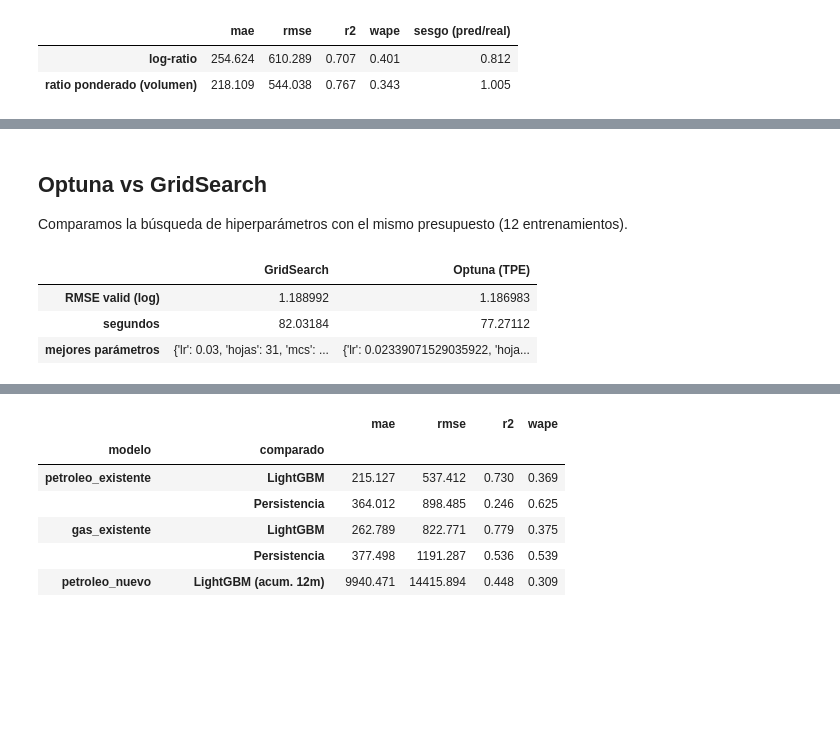
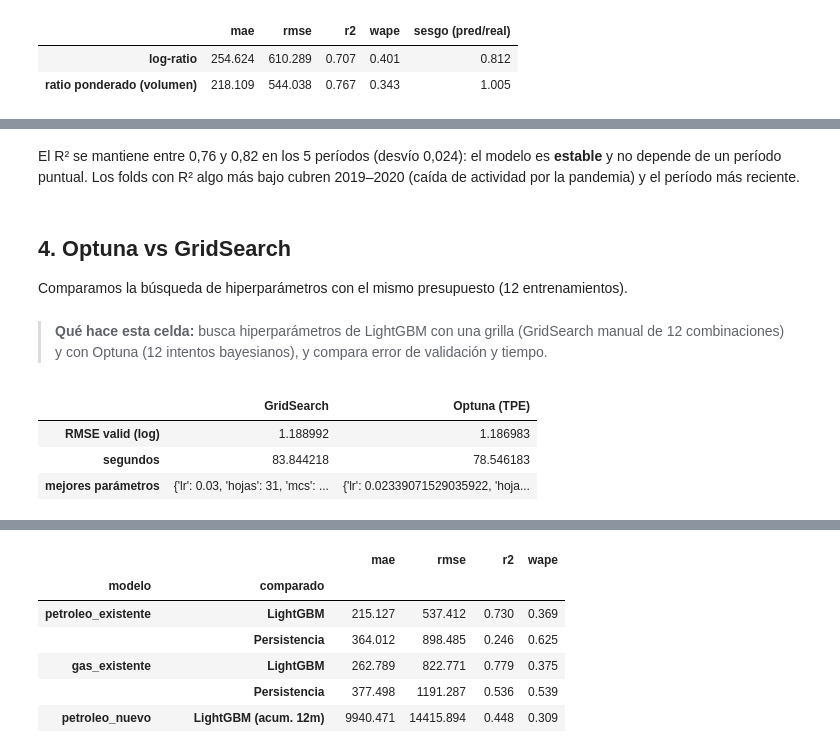
Before and after one commit to cristian-aguilera-ing/proyecto-ds-ypf, a Jupyter notebook: notebooks/03_modelado_supervisado.ipynb, the cells around one changed output, grey strips where cells are left out. Cells and saved outputs as stored; diff of their text form; code cells hidden in the pictures; blank space fills up the shorter version.

```diff
--- a/notebooks/03_modelado_supervisado.ipynb
+++ b/notebooks/03_modelado_supervisado.ipynb
@@ -38,11 +60,11 @@ def preparar(fluido, n_tr=120_000, n_te=60_000):
     rng = np.random.default_rng(42)
     tr = rng.choice(np.flatnonzero(np.isin(part, ["train", "valid"])), n_tr, replace=False)
     te = rng.choice(np.flatnonzero(part == "test"), n_te, replace=False)
-    return X, df["y"].to_numpy(), df["prod_origen"].to_numpy(), df["prod_obj"].to_numpy(), tr, te
+    return X, df["y"].to_numpy(), df["prod_origen"].to_numpy(), df["prod_obj"].to_numpy(), tr, te, part
 
-X, y, base, real, tr, te = preparar("petroleo")
+X, y, base, real, tr, te, part = preparar("petroleo")
 num = X.select_dtypes("number").columns
-Xn = X[num].fillna(0)  # versión numérica para modelos de sklearn que no aceptan categóricas ni nulos
+Xn = X[num].fillna(0)
 print(X.shape, "features:", X.shape[1])
 # %% [output]
 (960816, 53) features: 53
@@ -67,7 +91,7 @@ for nombre, m in modelos.items():
         Xtr, Xte = (X.iloc[tr], X.iloc[te]) if nativo else (Xn.iloc[tr], Xn.iloc[te])
         m.fit(Xtr, y[tr]); pred_log = m.predict(Xte)
     pred = np.clip(np.expm1(np.log1p(base[te]) + pred_log), 0, None)
-    filas.append({"modelo": nombre, **ev.metricas(real[te], pred), "seg": round(time.time() - t, 1)})
+    filas.append({"modelo": nombre, **ev.metricas(real[te], pred), "medae": median_absolute_error(real[te], pred), "seg": round(time.time() - t, 1)})
 comparacion = pd.DataFrame(filas).set_index("modelo").drop(columns="n").sort_values("wape")
-comparacion.style.format("{:.3f}")
+comparacion.style.format("{:.3f}").highlight_min(subset=["mae", "rmse", "wape", "medae"], color="#c6efce").highlight_max(subset=["r2"], color="#c6efce")
 # %% [output]
@@ -108,0 +147,19 @@ El target en volumen elimina el sesgo y mejora R² y WAPE: es el que usa el mode
+# %%
+df_cv = fb.dataset_modo_a(panel, pozos, "petroleo", horizontes=[1, 3, 6, 12])
+df_cv = df_cv.filter(pl.Series(fb.particion_temporal(df_cv["fecha_obj"]) != "test")).sort("fecha_obj")
+df_cv = df_cv.gather_every(4)  # 1 de cada 4 filas, para que corra en tiempo razonable
+Xcv, _ = fb.a_pandas(df_cv, fb.columnas_modelo_a(df_cv), fb.CATEGORICAS_A)
+b_cv, r_cv = df_cv["prod_origen"].to_numpy(), df_cv["prod_obj"].to_numpy()
+rat_cv = np.minimum(r_cv / b_cv, 10)
+fechas_cv = df_cv["fecha_obj"].to_numpy()
+folds = []
+for i, (itr, iva) in enumerate(TimeSeriesSplit(n_splits=5).split(Xcv), 1):
+    m = lgb.LGBMRegressor(n_estimators=300, learning_rate=0.05, num_leaves=63, verbosity=-1)
+    m.fit(Xcv.iloc[itr], rat_cv[itr], sample_weight=b_cv[itr] ** 2)
+    p = np.clip(b_cv[iva] * m.predict(Xcv.iloc[iva]), 0, None)
+    met = ev.metricas(r_cv[iva], p)
+    folds.append({"fold": i, "valida desde": str(fechas_cv[iva[0]])[:7], "hasta": str(fechas_cv[iva[-1]])[:7],
+                  "filas train": len(itr), "r2": met["r2"], "wape": met["wape"]})
+cv = pd.DataFrame(folds).set_index("fold")
+print(f"R² medio = {cv.r2.mean():.3f} ± {cv.r2.std():.3f} | WAPE medio = {cv.wape.mean():.3f} ± {cv.wape.std():.3f}")
+cv.round(3)
@@ -109,31 +183,32 @@ El target en volumen elimina el sesgo y mejora R² y WAPE: es el que usa el mode
+# %% [markdown]
+El R² se mantiene entre 0,76 y 0,82 en los 5 períodos (desvío 0,024): el modelo es **estable** y no depende de un período puntual. Los folds con R² algo más bajo cubren 2019–2020 (caída de actividad por la pandemia) y el período más reciente.
 # %% [markdown]
-## Optuna vs GridSearch
+## 4. Optuna vs GridSearch
 Comparamos la búsqueda de hiperparámetros con el mismo presupuesto (12 entrenamientos).
+# %% [markdown]
+> **Qué hace esta celda:** busca hiperparámetros de LightGBM con una grilla (GridSearch manual de 12 combinaciones) y con Optuna (12 intentos bayesianos), y compara error de validación y tiempo.
 # %%
-va_mask = fb.particion_temporal(fb.dataset_modo_a(panel, pozos, "petroleo", horizontes=[1, 3, 6, 12])["fecha_obj"])
-i_tr = np.random.default_rng(1).choice(np.flatnonzero(va_mask == "train"), 100_000, replace=False)
-i_va = np.random.default_rng(2).choice(np.flatnonzero(va_mask == "valid"), 50_000, replace=False)
+i_tr = np.random.default_rng(1).choice(np.flatnonzero(part == "train"), 100_000, replace=False)
+i_va = np.random.default_rng(2).choice(np.flatnonzero(part == "valid"), 50_000, replace=False)
 rmse = lambda m: float(np.sqrt(np.mean((m.predict(X.iloc[i_va]) - y[i_va]) ** 2)))
-
 t = time.time(); mejor_grid = (np.inf, None)
 for lr in [0.03, 0.1]:
     for hojas in [31, 127]:
         for mcs in [20, 100, 300]:
             m = lgb.LGBMRegressor(n_estimators=400, learning_rate=lr, num_leaves=hojas, min_child_samples=mcs, verbosity=-1).fit(X.iloc[i_tr], y[i_tr])
             mejor_grid = min(mejor_grid, (rmse(m), dict(lr=lr, hojas=hojas, mcs=mcs)), key=lambda x: x[0])
 t_grid = time.time() - t
-
 def objetivo(trial):
     m = lgb.LGBMRegressor(n_estimators=400, verbosity=-1,
         learning_rate=trial.suggest_float("lr", 0.02, 0.2, log=True), num_leaves=trial.suggest_int("hojas", 15, 255, log=True),
         min_child_samples=trial.suggest_int("mcs", 10, 500, log=True), colsample_bytree=trial.suggest_float("col", .4, 1)).fit(X.iloc[i_tr], y[i_tr])
     return rmse(m)
 optuna.logging.set_verbosity(optuna.logging.WARNING)
 t = time.time(); est = optuna.create_study(sampler=optuna.samplers.TPESampler(seed=42)); est.optimize(objetivo, n_trials=12); t_opt = time.time() - t
 pd.DataFrame({"GridSearch": [mejor_grid[0], t_grid, str(mejor_grid[1])], "Optuna (TPE)": [est.best_value, t_opt, str(est.best_params)]},
              index=["RMSE valid (log)", "segundos", "mejores parámetros"])
 # %% [output]
 |  | GridSearch | Optuna (TPE) |
 | RMSE valid (log) | 1.188992 | 1.186983 |
-| segundos | 82.03184 | 77.27112 |
+| segundos | 83.844218 | 78.546183 |
 | mejores parámetros | {'lr': 0.03, 'hojas': 31, 'mcs': ... | {'lr': 0.02339071529035922, 'hoja... |
```
Also changed, not shown: parts of 69 cells of this notebook, 39 other files.
